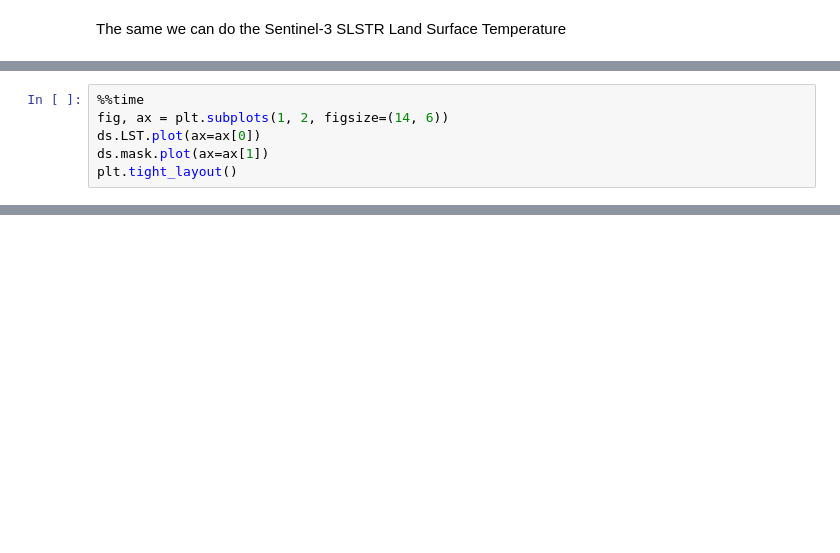
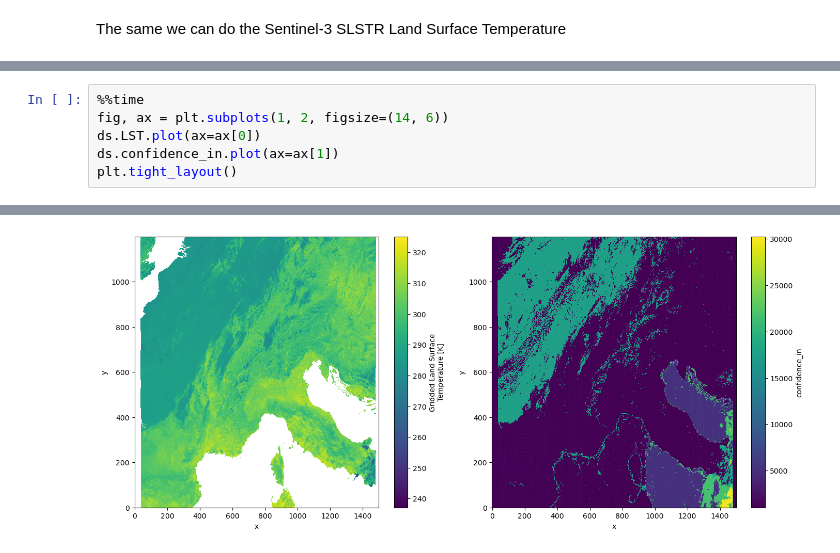
Before and after one commit to xcube-dev/xcube-stac, a Jupyter notebook: examples/notebooks/sentinel_3_planetary_computer.ipynb, the cells around one changed output, grey strips where cells are left out. Drawn from its saved outputs; the diff is of its cells as text; blank space fills up the shorter version.

```diff
--- a/examples/notebooks/sentinel_3_planetary_computer.ipynb
+++ b/examples/notebooks/sentinel_3_planetary_computer.ipynb
@@ -233,5 +353,6 @@ ds
 %%time
 fig, ax = plt.subplots(1, 2, figsize=(14, 6))
 ds.LST.plot(ax=ax[0])
-ds.mask.plot(ax=ax[1])
+ds.confidence_in.plot(ax=ax[1])
 plt.tight_layout()
+# %% [output]
@@ -238,3 +361,4 @@ plt.tight_layout()
+[figure, added]
 # %%
 %%time
 ds = store.open_data(descriptors[2].data_id)
```
Also changed, not shown: parts of 16 cells of this notebook.
